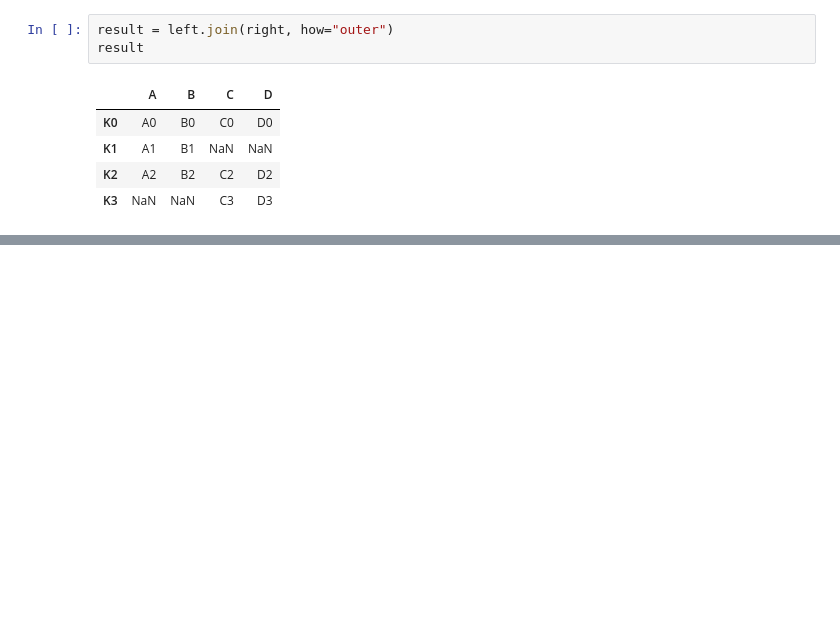
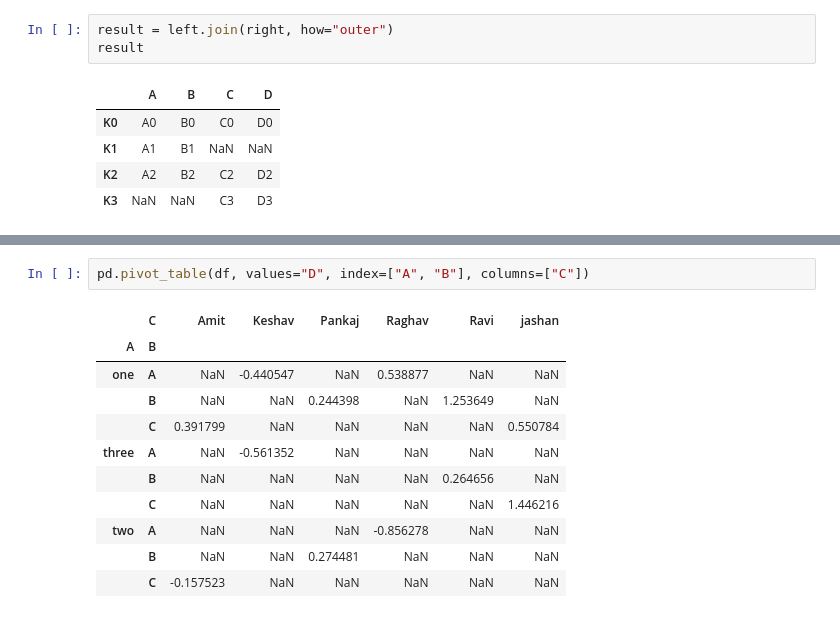
Before and after one commit to R123gh/Data-cleaning-project-, a Jupyter notebook: 5_pandas.ipynb, the cells around one changed output, grey strips where cells are left out. Cells and saved outputs as stored; diff of their text form; blank space fills up the shorter version.

```diff
--- a/5_pandas.ipynb
+++ b/5_pandas.ipynb
@@ -219,0 +324,14 @@ result
+# %%
+pd.pivot_table(df, values="D", index=["A", "B"], columns=["C"])
+# %% [output]
+|  | C | Amit | Keshav | Pankaj | Raghav | Ravi | jashan |
+| A | B |  |  |  |  |  |  |
+| one | A | NaN | -0.440547 | NaN | 0.538877 | NaN | NaN |
+|  | B | NaN | NaN | 0.244398 | NaN | 1.253649 | NaN |
+|  | C | 0.391799 | NaN | NaN | NaN | NaN | 0.550784 |
+| three | A | NaN | -0.561352 | NaN | NaN | NaN | NaN |
+|  | B | NaN | NaN | NaN | NaN | 0.264656 | NaN |
+|  | C | NaN | NaN | NaN | NaN | NaN | 1.446216 |
+| two | A | NaN | NaN | NaN | -0.856278 | NaN | NaN |
+|  | B | NaN | NaN | 0.274481 | NaN | NaN | NaN |
+|  | C | -0.157523 | NaN | NaN | NaN | NaN | NaN |
```
Also changed, not shown: parts of 18 cells of this notebook.
